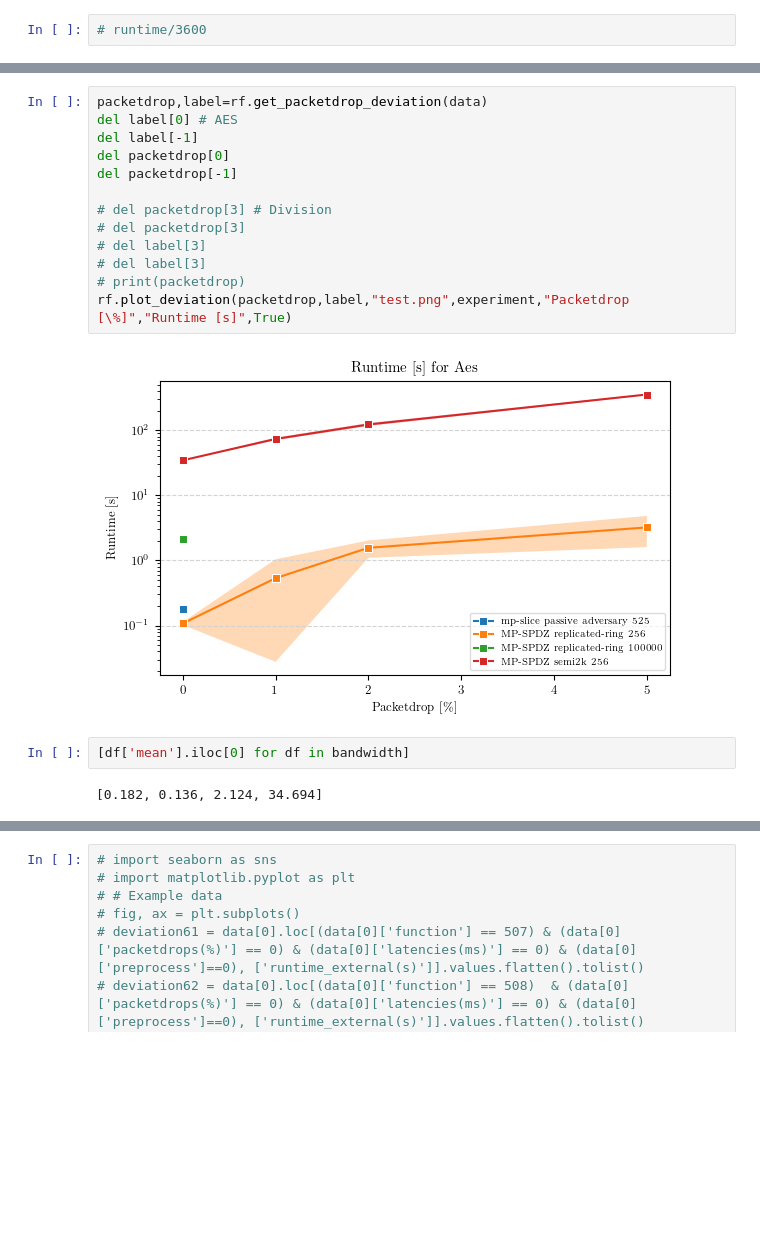
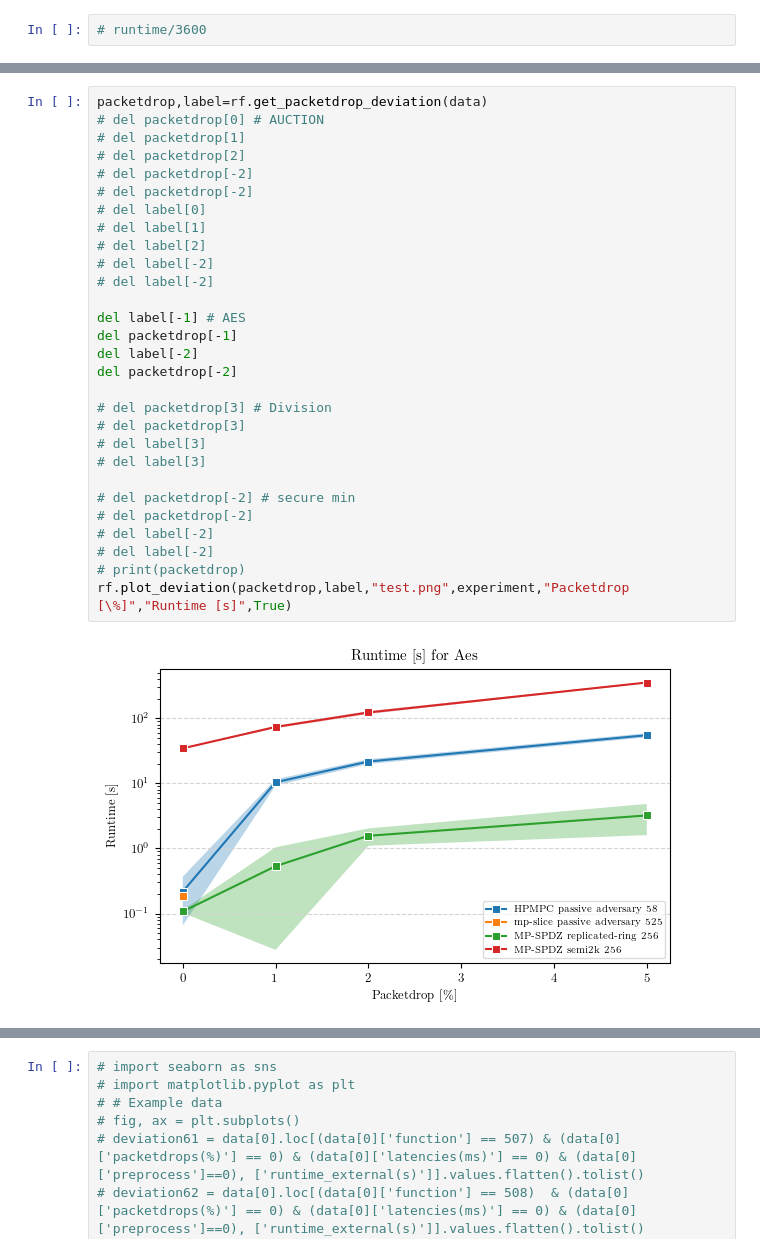
Before and after one commit to aSlunk/results, a Jupyter notebook: mp-slice/07_Aes/Deviation_latency.ipynb, the cells around one changed output, grey strips where cells are left out. Drawn from its saved outputs; the diff is of its cells as text; blank space fills up the shorter version.

```diff
--- a/mp-slice/07_Aes/Deviation_latency.ipynb
+++ b/mp-slice/07_Aes/Deviation_latency.ipynb
@@ -93,19 +140,31 @@ rf.plot_deviation(latency,label,"test.png",experiment,"Latency [ms]","Runtime [s
 # %%
 packetdrop,label=rf.get_packetdrop_deviation(data)
-del label[0] # AES
-del label[-1]
-del packetdrop[0]
+# del packetdrop[0] # AUCTION
+# del packetdrop[1]
+# del packetdrop[2]
+# del packetdrop[-2]
+# del packetdrop[-2]
+# del label[0]
+# del label[1]
+# del label[2]
+# del label[-2]
+# del label[-2]
+
+del label[-1] # AES
 del packetdrop[-1]
+del label[-2]
+del packetdrop[-2]
 
 # del packetdrop[3] # Division
 # del packetdrop[3]
 # del label[3]
 # del label[3]
+
+# del packetdrop[-2] # secure min
+# del packetdrop[-2]
+# del label[-2]
+# del label[-2]
 # print(packetdrop)
 rf.plot_deviation(packetdrop,label,"test.png",experiment,"Packetdrop [\%]","Runtime [s]",True)
 # %% [output]
-[figure, old version]
+[figure, new version]
-# %%
-[df['mean'].iloc[0] for df in bandwidth]
-# %% [output]
-[0.182, 0.136, 2.124, 34.694]
```
Also changed, not shown: parts of 6 cells of this notebook, 1 other file.
